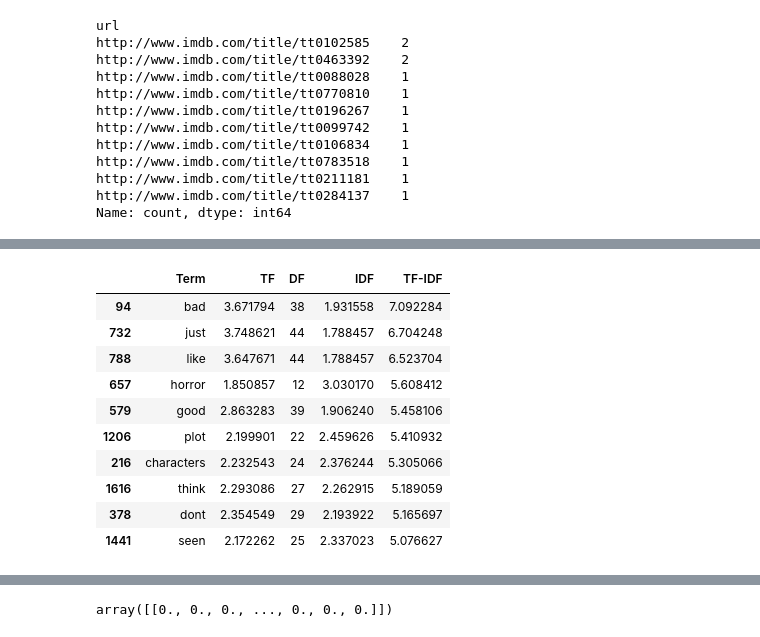
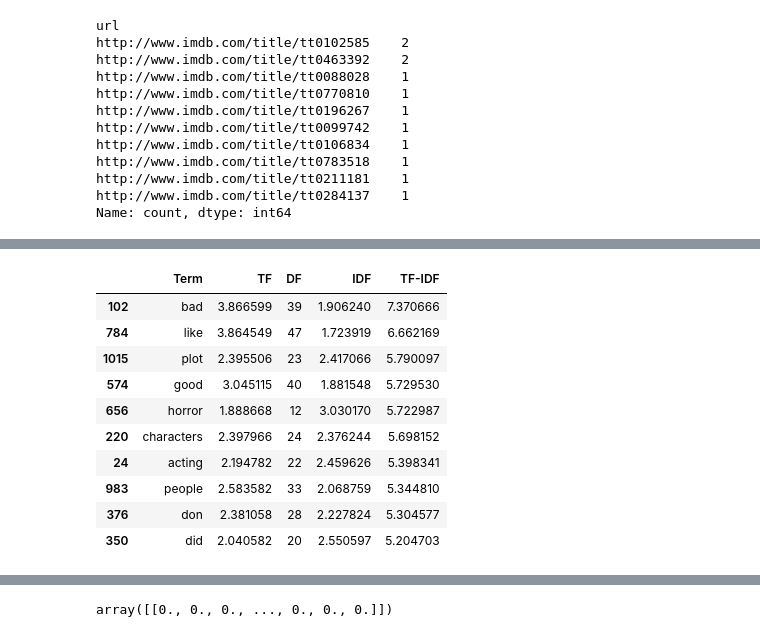
Before and after one commit to jamesxleon/DataMiningProjects, a Jupyter notebook: TF-IDF/Recommender.ipynb, the cells around one changed output, grey strips where cells are left out. Saved outputs shown, nothing was run; the diff lists cells and outputs as text; code cells hidden in the pictures.

```diff
--- a/TF-IDF/Recommender.ipynb
+++ b/TF-IDF/Recommender.ipynb
@@ -259,48 +337,52 @@ top_10_tfidf
 import numpy as np
 from sklearn.feature_extraction.text import ENGLISH_STOP_WORDS
 
-custom_stopwords = set(['movie', 'film', 'br', 'movies'])
+custom_stopwords = set(['movie', 'film', 'br', 'movies', 'seen', 'think', 'just'])
 all_stopwords = list(ENGLISH_STOP_WORDS.union(custom_stopwords))
 
 
 #create a tf-idf vectorizer object
 #max_features: build a vocabulary that only consider the top max_features ordered by term frequency across the corpus
-tfidf = TfidfVectorizer(max_features=2000, stop_words=all_stopwords)
+tfidf = TfidfVectorizer(max_features=1500, stop_words=all_stopwords)
 
 # Groups the reviews by URL in case there is more than one review per URL
 grouped = random_sample_df.groupby('url')['review'].apply(' '.join).reset_index()
 
 #Perform the TF-IDF vectorization on the reviews
 X = tfidf.fit_transform(grouped['review'])
 
 #Get the feature names of the vectorized reviews.
 #Feature names are the words that make up the columns of the matrix
 #get_feature_names_out() returns a numpy array
 features_x = np.array(tfidf.get_feature_names_out())
 
 #Calculate the TF,DF, IDF, and TF-IDF
+#tf is the sum of the columns of the matrix
 tf = np.sum(X.toarray(), axis=0)
+#df is the sum of the columns of the matrix where the value is greater than 0
 df = np.sum(X.toarray()>0, axis=0)
-#tfidf.idf_ is the inverse document frequency vector
+
+#tfidf.idf_ is the inverse document frequency vector implemented by sklearn
+#It is calculated as log((1 + n) / (1 + df)) + 1. The +1 is to avoid division by zero
 idf = tfidf.idf_
 
 # Combine the calculations into a DataFrame
 tfidf_df = pd.DataFrame({'Term': features_x, 'TF': tf, 'DF': df, 'IDF': idf})
 tfidf_df['TF-IDF'] = tfidf_df['TF'] * tfidf_df['IDF']
 
 # Sort the DataFrame by TF-IDF in descending order and take the top 10 terms
 top_10_tfidf = tfidf_df.sort_values('TF-IDF', ascending=False).head(10)
 
 top_10_tfidf
 # %% [output]
 |  | Term | TF | DF | IDF | TF-IDF |
-| 94 | bad | 3.671794 | 38 | 1.931558 | 7.092284 |
-| 732 | just | 3.748621 | 44 | 1.788457 | 6.704248 |
-| 788 | like | 3.647671 | 44 | 1.788457 | 6.523704 |
-| 657 | horror | 1.850857 | 12 | 3.030170 | 5.608412 |
-| 579 | good | 2.863283 | 39 | 1.906240 | 5.458106 |
-| 1206 | plot | 2.199901 | 22 | 2.459626 | 5.410932 |
-| 216 | characters | 2.232543 | 24 | 2.376244 | 5.305066 |
-| 1616 | think | 2.293086 | 27 | 2.262915 | 5.189059 |
-| 378 | dont | 2.354549 | 29 | 2.193922 | 5.165697 |
-| 1441 | seen | 2.172262 | 25 | 2.337023 | 5.076627 |
+| 102 | bad | 3.866599 | 39 | 1.906240 | 7.370666 |
+| 784 | like | 3.864549 | 47 | 1.723919 | 6.662169 |
+| 1015 | plot | 2.395506 | 23 | 2.417066 | 5.790097 |
+| 574 | good | 3.045115 | 40 | 1.881548 | 5.729530 |
+| 656 | horror | 1.888668 | 12 | 3.030170 | 5.722987 |
+| 220 | characters | 2.397966 | 24 | 2.376244 | 5.698152 |
+| 24 | acting | 2.194782 | 22 | 2.459626 | 5.398341 |
+| 983 | people | 2.583582 | 33 | 2.068759 | 5.344810 |
+| 376 | don | 2.381058 | 28 | 2.227824 | 5.304577 |
+| 350 | did | 2.040582 | 20 | 2.550597 | 5.204703 |
```
Also changed, not shown: parts of 34 cells of this notebook.
